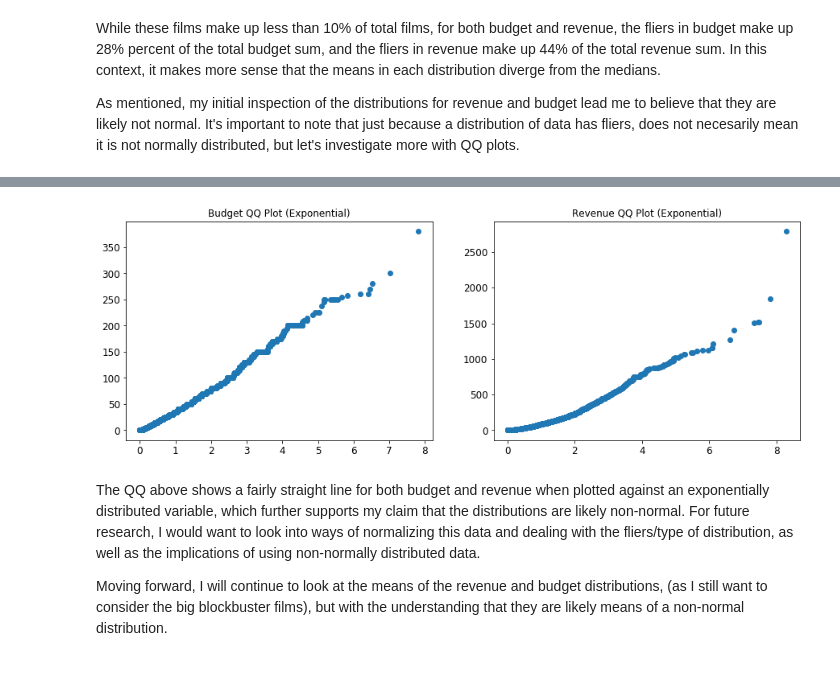
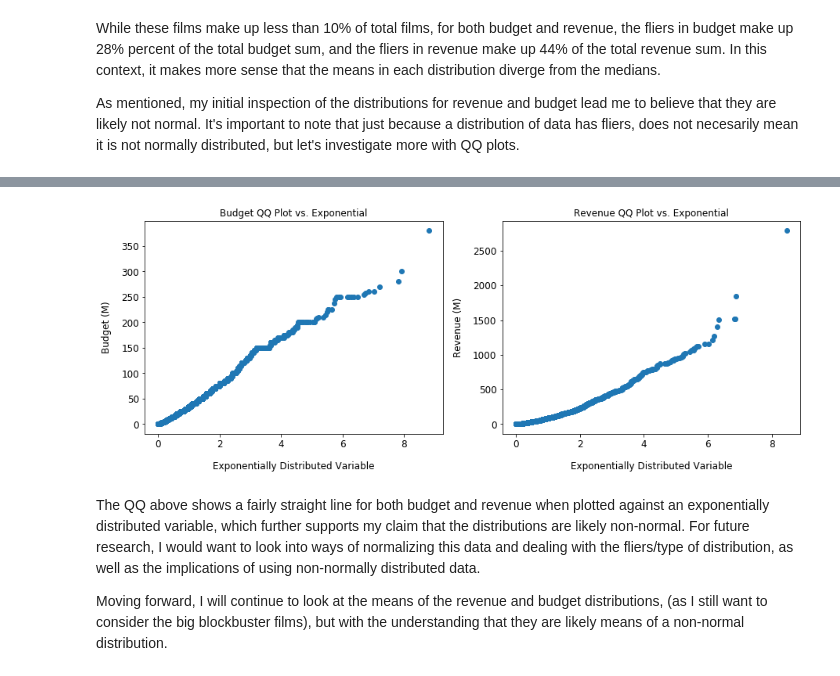
Before and after one commit to scb102090/thinful_snippets, a Jupyter notebook: Capstone Submission- An Exploration of Film.ipynb, the cells around one changed output, grey strips where cells are left out. Drawn from its saved outputs; the diff is of its cells as text; code cells hidden in the pictures.

```diff
--- a/Capstone Submission- An Exploration of Film.ipynb
+++ b/Capstone Submission- An Exploration of Film.ipynb
@@ -299,32 +303,36 @@ plt.show()
 # %%
 #From these QQ plots , there is more evidence that the values of my budget and revenue varaibles
 #are likely not normally distributed.
 #The shape of the histograms almost resemble an exponential distribution.
 #I want to check this with a QQ plot, plotting against an exponentially distributed variable with a scale of 1.
 exp_budget = np.random.exponential(1, len(df_combine['budget_M'].dropna()))
 exp_revenue= np.random.exponential(1, len(df_combine['revenue_M'].dropna()))
 
 budget_dist.sort()
 exp_budget.sort()
 revenue_dist.sort()
 exp_revenue.sort()
 
 plt.figure(figsize=(15,5))
 
 plt.subplot(1,2,1)
 plt.plot(exp_budget, budget_dist, 'o')
-plt.title('Budget QQ Plot (Exponential)')
+plt.title('Budget QQ Plot vs. Exponential')
+plt.xlabel('Exponentially Distributed Variable', labelpad=15, fontsize=12)
+plt.ylabel('Budget (M)', labelpad=12, fontsize=12)
 plt.yticks(fontsize=12)
 plt.xticks(fontsize=12)
 
 plt.subplot(1,2,2)
 plt.plot(exp_revenue, revenue_dist, 'o')
-plt.title('Revenue QQ Plot (Exponential)')
+plt.title('Revenue QQ Plot vs. Exponential')
+plt.xlabel('Exponentially Distributed Variable', labelpad=15, fontsize=12)
+plt.ylabel('Revenue (M)', labelpad=12, fontsize=12)
 plt.yticks(fontsize=12)
 plt.xticks(fontsize=12)
 plt.show()
 # %% [output]
-[figure, old version]
+[figure, new version]
 # %% [markdown]
 The QQ above shows a fairly straight line for both budget and revenue when plotted against an exponentially distributed variable, which further supports my claim that the distributions are likely non-normal. For future research, I would want to look into ways of normalizing this data and dealing with the fliers/type of distribution, as well as the implications of using non-normally distributed data.
 
```
Also changed, not shown: parts of 2 cells of this notebook.
